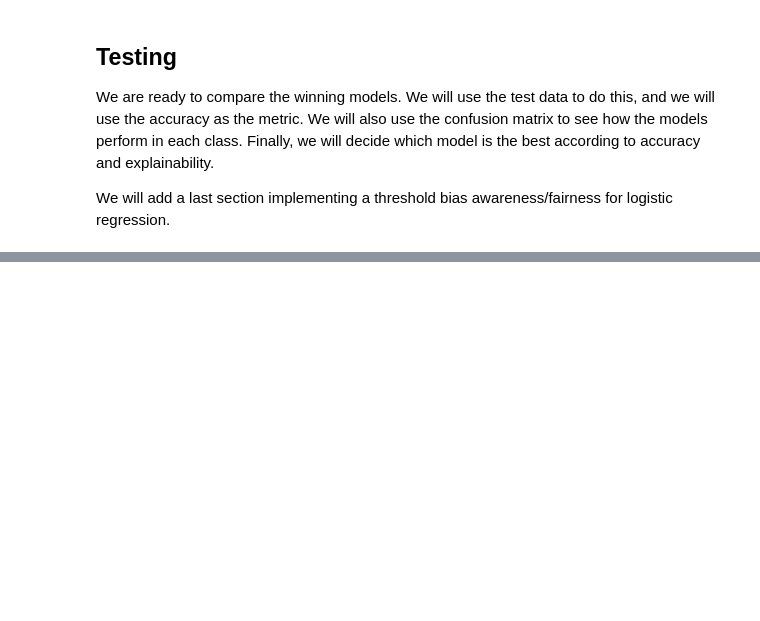
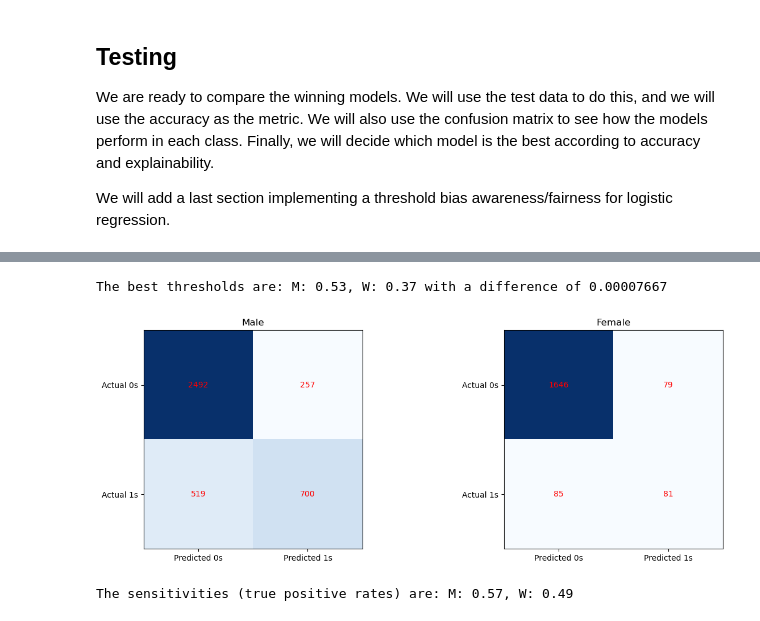
Before and after one commit to Lorenc1o/ML_Project, a Jupyter notebook: source/final_nb.ipynb, the cells around one changed output, grey strips where cells are left out. Saved outputs shown, nothing was run; the diff lists cells and outputs as text; code cells hidden in the pictures; blank space fills up the shorter version.

```diff
--- a/source/final_nb.ipynb
+++ b/source/final_nb.ipynb
@@ -1752,0 +1820,5 @@ results_df
+# %%
+sensitivity_M = conf_M[1, 1] / (conf_M[1, 1] + conf_M[1, 0])
+sensitivity_W = conf_W[1, 1] / (conf_W[1, 1] + conf_W[1, 0])
+
+print(f'The sensitivities (true positive rates) are: M: {sensitivity_M:.2f}, W: {sensitivity_W:.2f}')
@@ -1752,0 +1906,49 @@ results_df
+# %%
+print(f'The best thresholds are: M: {best_thresholds[0]:.2f}, W: {best_thresholds[1]:.2f} with a difference of {best_diff:.8f}')
+# %% [output]
+The best thresholds are: M: 0.53, W: 0.37 with a difference of 0.00007667
+# %%
+# 3. We predict the probabilities for the test data
+
+y_pred_prob_M = logistic_model_2.predict_proba(X_M_hot)
+y_pred_prob_W = logistic_model_2.predict_proba(X_W_hot)
+
+# 4. We predict the classes for the test data
+
+y_pred_M = ["<=50K" if x < best_thresholds[0] else ">50K" for x in y_pred_prob_M[:,1]]
+y_pred_W = ["<=50K" if x < best_thresholds[1] else ">50K" for x in y_pred_prob_W[:,1]]
+
+# 5. We compute the confusion matrix for the test data
+conf_M = confusion_matrix(Y_M, y_pred_M)
+conf_W = confusion_matrix(Y_W, y_pred_W)
+
+# 6. We plot the confusion matrix for the test data
+
+fig, (ax1, ax2) = plt.subplots(1, 2, figsize=(15, 5))
+ax1.imshow(conf_M, cmap='Blues')
+ax2.imshow(conf_W, cmap='Blues')
+ax1.grid(False)
+ax2.grid(False)
+ax1.set_title('Male')
+ax2.set_title('Female')
+ax1.xaxis.set(ticks=(0,1), ticklabels=('Predicted 0s', 'Predicted 1s'))
+ax1.yaxis.set(ticks=(0,1), ticklabels=('Actual 0s', 'Actual 1s'))
+ax2.xaxis.set(ticks=(0,1), ticklabels=('Predicted 0s', 'Predicted 1s'))
+ax2.yaxis.set(ticks=(0,1), ticklabels=('Actual 0s', 'Actual 1s'))
+ax1.set_ylim(1.5, -0.5)
+ax2.set_ylim(1.5, -0.5)
+for i in range(2):
+    for j in range(2):
+        ax1.text(j, i, conf_M[i, j], ha='center', va='center', color='red')
+        ax2.text(j, i, conf_W[i, j], ha='center', va='center', color='red')
+
+plt.show()
+# %% [output]
+[figure, added]
+# %%
+sensitivity_M = conf_M[1, 1] / (conf_M[1, 1] + conf_M[1, 0])
+sensitivity_W = conf_W[1, 1] / (conf_W[1, 1] + conf_W[1, 0])
+
+print(f'The sensitivities (true positive rates) are: M: {sensitivity_M:.2f}, W: {sensitivity_W:.2f}')
+# %% [output]
+The sensitivities (true positive rates) are: M: 0.57, W: 0.49
```
Also changed, not shown: parts of 20 cells of this notebook.
